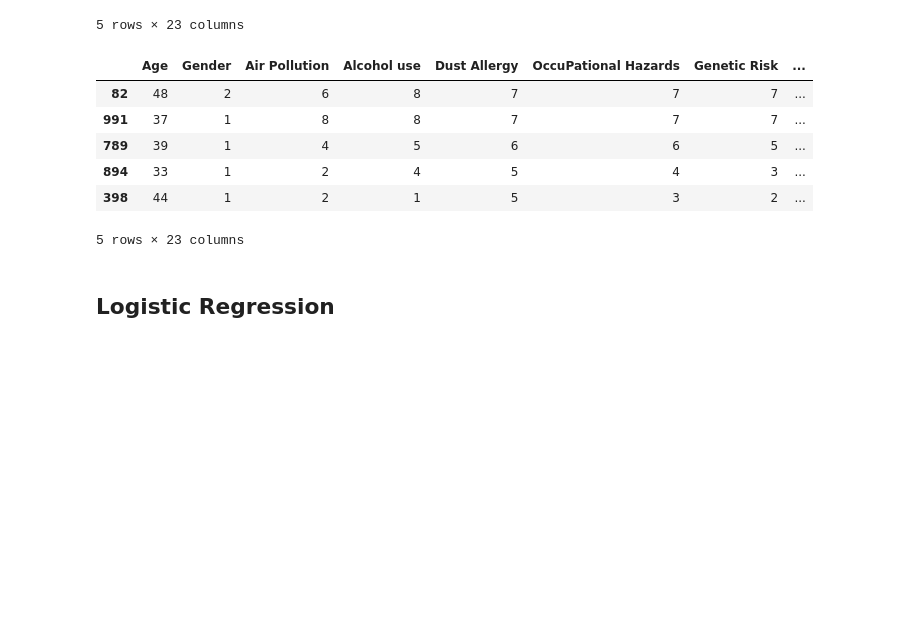
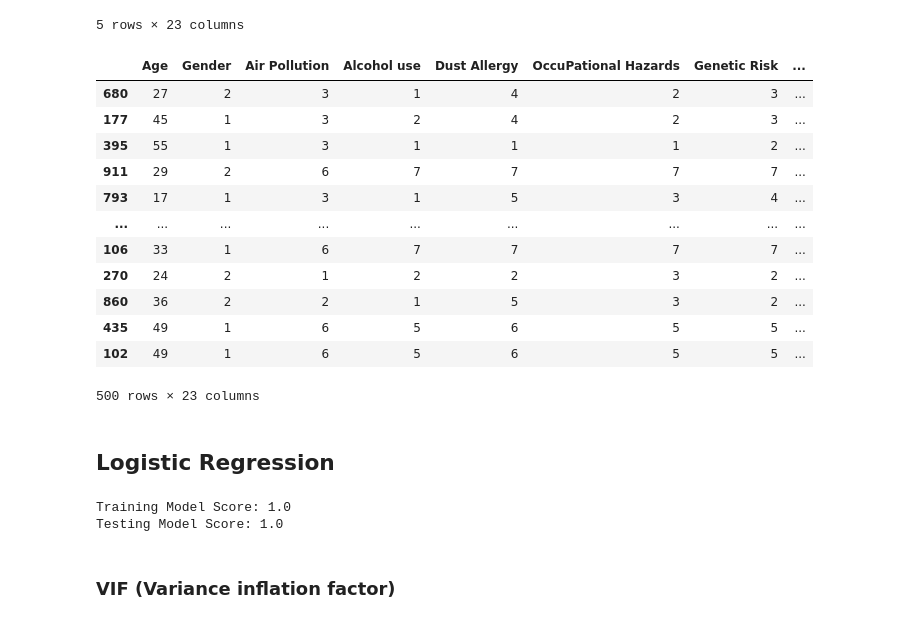
Before and after one commit to Cabone01/Lung-Cancer-Predictions, a Jupyter notebook: Notebooks/Supervised.ipynb, the cells around one changed output. Saved outputs shown, nothing was run; the diff lists cells and outputs as text; code cells hidden in the pictures; blank space fills up the shorter version.

```diff
--- a/Notebooks/Supervised.ipynb
+++ b/Notebooks/Supervised.ipynb
@@ -66,13 +125,19 @@ X.head()
 | 4 | 46 | 1 | 6 | 8 | 7 | 7 | 7 | ... |
 5 rows × 23 columns
 # %%
-X_train, X_test, y_train, y_test = train_test_split(X, y, random_state=42)
-X_train.head()
+X_train, X_test, y_train, y_test = train_test_split(X, y, test_size=0.5, random_state=42)
+X_train
 # %% [output]
 |  | Age | Gender | Air Pollution | Alcohol use | Dust Allergy | OccuPational Hazards | Genetic Risk | ... |
-| 82 | 48 | 2 | 6 | 8 | 7 | 7 | 7 | ... |
-| 991 | 37 | 1 | 8 | 8 | 7 | 7 | 7 | ... |
-| 789 | 39 | 1 | 4 | 5 | 6 | 6 | 5 | ... |
-| 894 | 33 | 1 | 2 | 4 | 5 | 4 | 3 | ... |
-| 398 | 44 | 1 | 2 | 1 | 5 | 3 | 2 | ... |
+| 680 | 27 | 2 | 3 | 1 | 4 | 2 | 3 | ... |
+| 177 | 45 | 1 | 3 | 2 | 4 | 2 | 3 | ... |
+| 395 | 55 | 1 | 3 | 1 | 1 | 1 | 2 | ... |
+| 911 | 29 | 2 | 6 | 7 | 7 | 7 | 7 | ... |
+| 793 | 17 | 1 | 3 | 1 | 5 | 3 | 4 | ... |
+| ... | ... | ... | ... | ... | ... | ... | ... | ... |
+| 106 | 33 | 1 | 6 | 7 | 7 | 7 | 7 | ... |
+| 270 | 24 | 2 | 1 | 2 | 2 | 3 | 2 | ... |
+| 860 | 36 | 2 | 2 | 1 | 5 | 3 | 2 | ... |
+| 435 | 49 | 1 | 6 | 5 | 6 | 5 | 5 | ... |
+| 102 | 49 | 1 | 6 | 5 | 6 | 5 | 5 | ... |
-5 rows × 23 columns
+500 rows × 23 columns
@@ -81,4 +151,10 @@ X_train.head()
 # %%
-classifier = LogisticRegression(max_iter=10000)
+classifier = LogisticRegression(solver='newton-cg', max_iter=50)
 classifier.fit(X_train, y_train)
 print(f"Training Model Score: {classifier.score(X_train, y_train)}")
+print(f"Testing Model Score: {classifier.score(X_test, y_test)}")
+# %% [output]
+Training Model Score: 1.0
+Testing Model Score: 1.0
+# %% [markdown]
+### VIF (Variance inflation factor)
```
Also changed, not shown: parts of 13 cells of this notebook.
